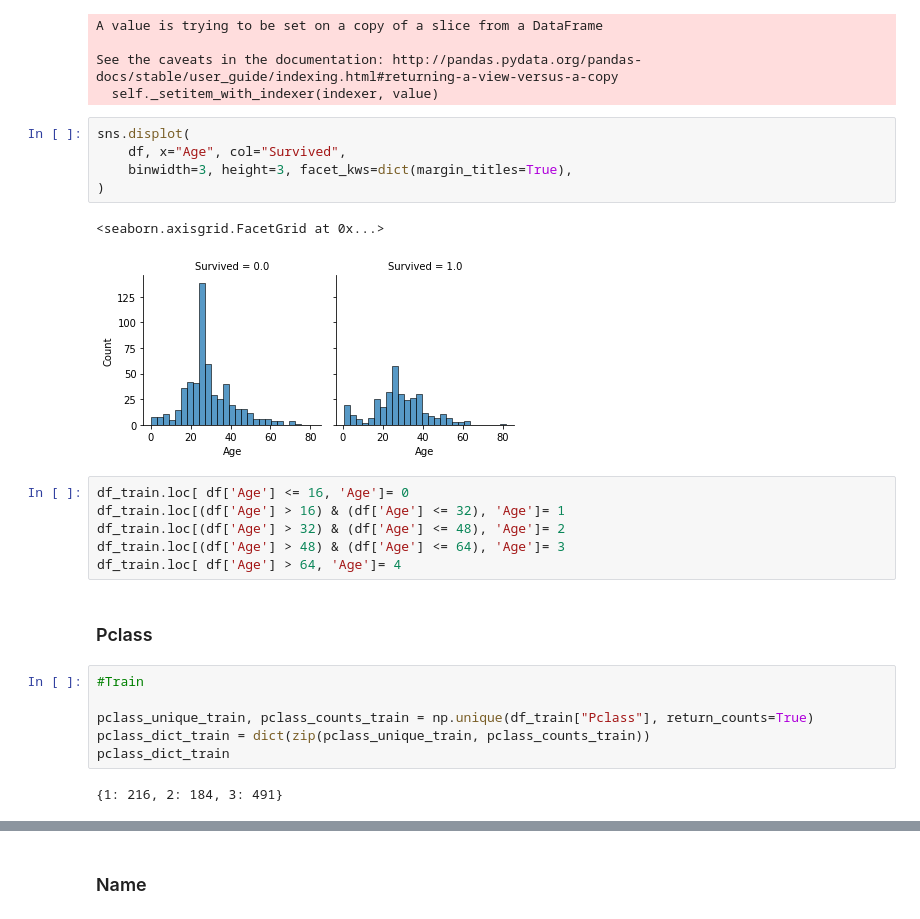
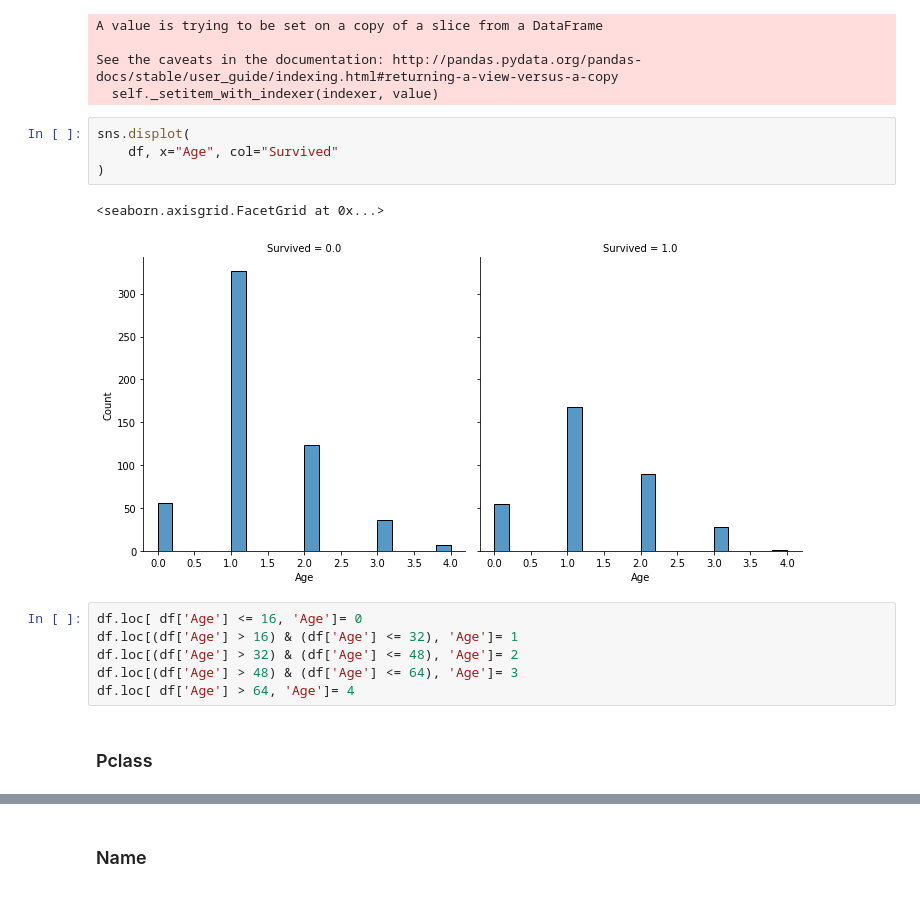
Before and after one commit to simplextable/Titanic, a Jupyter notebook: titanik_udemy_video/alp_v008.ipynb, the cells around one changed output, grey strips where cells are left out. Cells and saved outputs as stored; diff of their text form.

```diff
--- a/titanik_udemy_video/alp_v008.ipynb
+++ b/titanik_udemy_video/alp_v008.ipynb
@@ -158,25 +184,16 @@ See the caveats in the documentation: http://pandas.pydata.org/pandas-docs/stabl
   self._setitem_with_indexer(indexer, value)
 # %%
 sns.displot(
-    df, x="Age", col="Survived",
-    binwidth=3, height=3, facet_kws=dict(margin_titles=True),
+    df, x="Age", col="Survived"
 )
 # %% [output]
 <seaborn.axisgrid.FacetGrid at 0x...>
-[figure, old version]
+[figure, new version]
 # %%
-df_train.loc[ df['Age'] <= 16, 'Age']= 0
-df_train.loc[(df['Age'] > 16) & (df['Age'] <= 32), 'Age']= 1
-df_train.loc[(df['Age'] > 32) & (df['Age'] <= 48), 'Age']= 2
-df_train.loc[(df['Age'] > 48) & (df['Age'] <= 64), 'Age']= 3
-df_train.loc[ df['Age'] > 64, 'Age']= 4
+df.loc[ df['Age'] <= 16, 'Age']= 0
+df.loc[(df['Age'] > 16) & (df['Age'] <= 32), 'Age']= 1
+df.loc[(df['Age'] > 32) & (df['Age'] <= 48), 'Age']= 2
+df.loc[(df['Age'] > 48) & (df['Age'] <= 64), 'Age']= 3
+df.loc[ df['Age'] > 64, 'Age']= 4
 # %% [markdown]
 ### Pclass
-# %%
-#Train
-
-pclass_unique_train, pclass_counts_train = np.unique(df_train["Pclass"], return_counts=True)
-pclass_dict_train = dict(zip(pclass_unique_train, pclass_counts_train))
-pclass_dict_train
-# %% [output]
-{1: 216, 2: 184, 3: 491}
```
Also changed, not shown: parts of 11 cells of this notebook.
